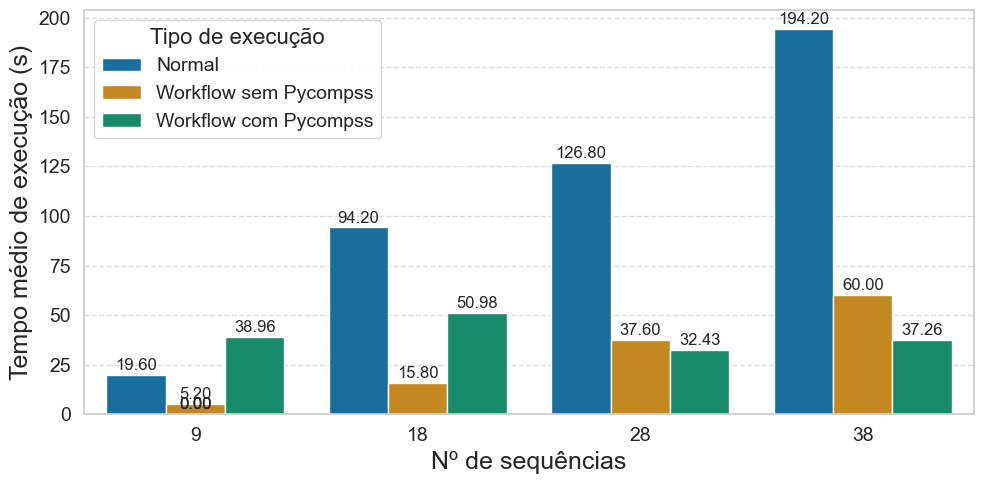
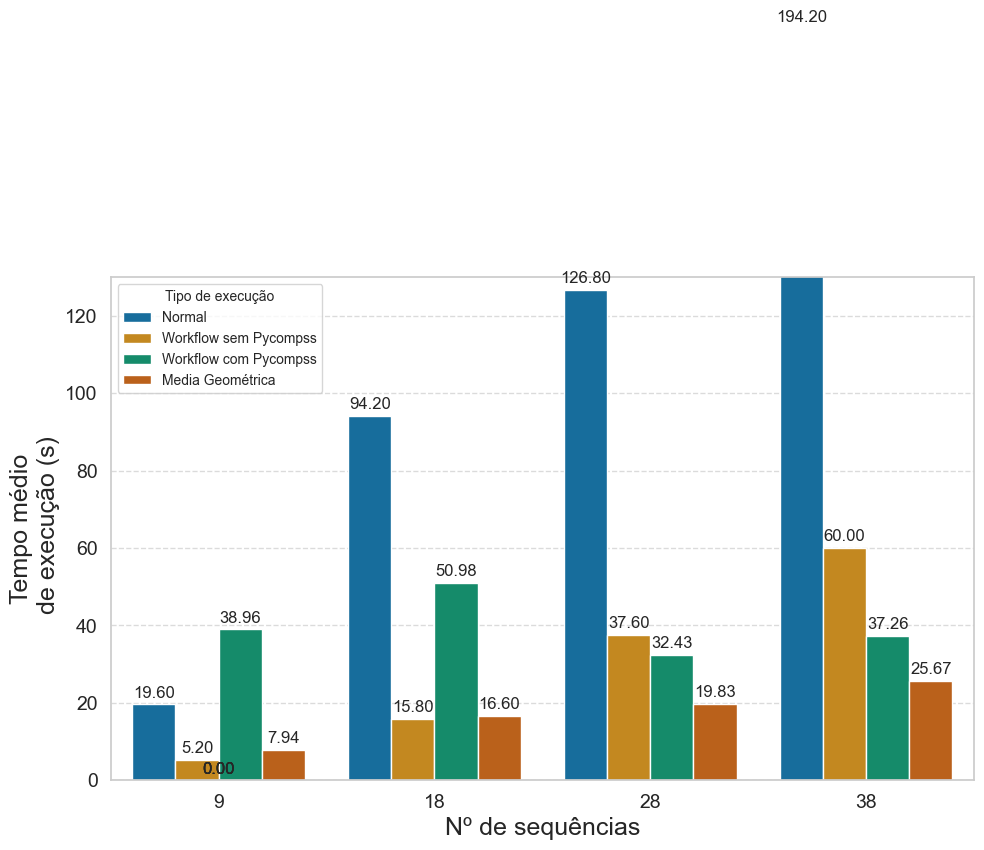
The change to this notebook cell's code, shown as a diff; its figure went from the first image to the second:
--- before
+++ after
@@ -10,4 +10,13 @@
     'Workflow com Pycompss': [38.96, 50.98, 32.43, 37.26]
 }
+media_g = []
+for i in range(0, 4):
+    media_g.append((data['Normal'][i]*data['Workflow sem Pycompss'][i]*data['Workflow com Pycompss'][i])**(1/4))
+
+data["Media Geométrica"] = media_g
+
+
+
+# Média geométrica:
 
 # Criar DataFrame
@@ -19,4 +28,5 @@
                     value_name='Tempo (s)')
 
+print(df_melted)
 # Configurar estilo seaborn e paleta de cores para artigos científicos
 sns.set(style='whitegrid')  # estilo com grade horizontal clara
@@ -24,7 +34,8 @@
 
 # Plotar gráfico de barras
-plt.figure(figsize=(10,5))
+plt.figure(figsize=(10,10))
 ax = sns.barplot(data=df_melted, x='Nº de sequências', y='Tempo (s)', 
             hue='Tipo de execução', palette=paleta)
+plt.ylim(0,130)
 for p in ax.patches:
     altura = p.get_height()
@@ -37,9 +48,9 @@
 
 # Ajustes visuais
-plt.ylabel('Tempo médio de execução (s)', fontsize=18)
+plt.ylabel('Tempo médio\n de execução (s)', fontsize=18)
 plt.xlabel('Nº de sequências', fontsize=18)
 ax.tick_params(axis='y', labelsize=14) # Change labelsize to your desired value
 ax.tick_params(axis='x', labelsize=14) # Change labelsize to your desired value
-plt.legend(title='Tipo de execução', fontsize=14, title_fontsize=16)
+plt.legend(title='Tipo de execução', fontsize=10, title_fontsize=10)
 plt.grid(axis='y', linestyle='--', alpha=0.7)  # grade horizontal estilizada
 plt.tight_layout()

Commit: time_comparison